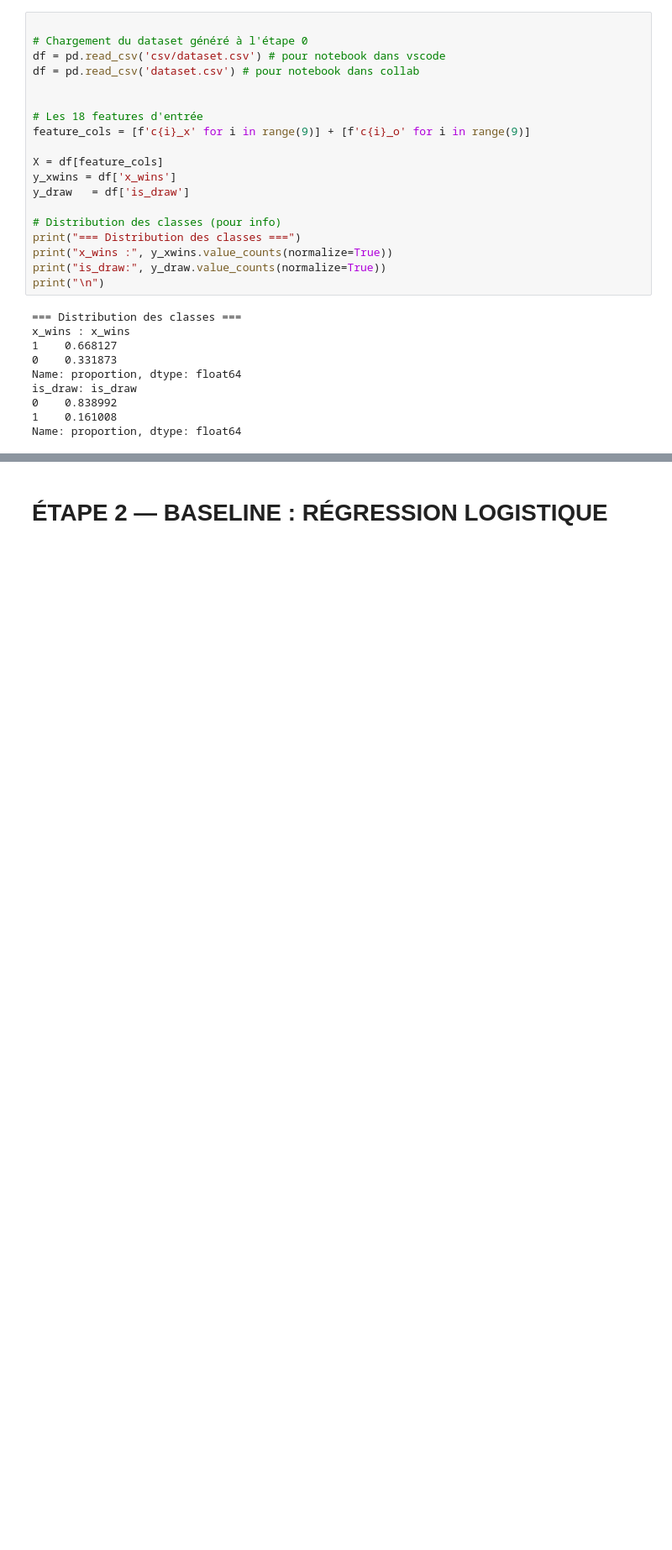
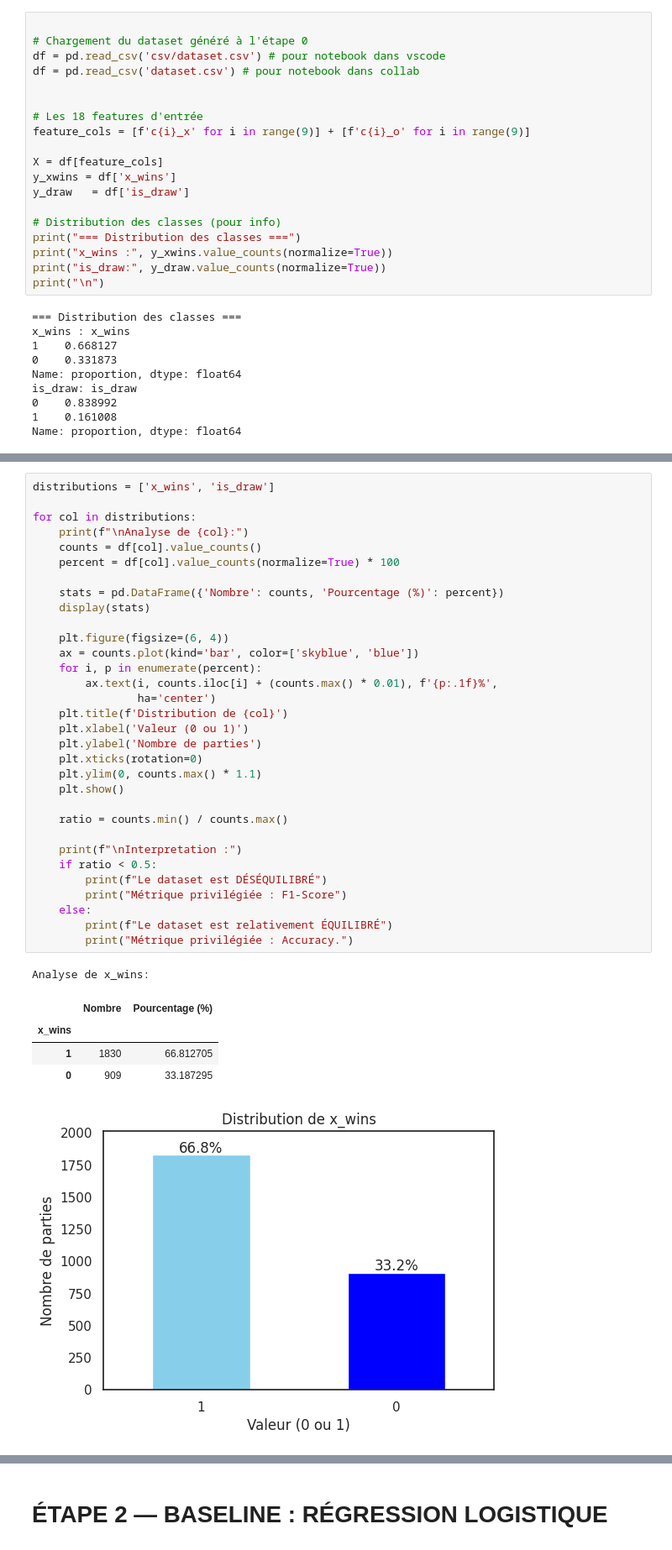
Before and after one commit to Nathal97/EXAMEN-ML, a Jupyter notebook: back/exam.ipynb, the cells around one changed output, grey strips where cells are left out. Shown at 84% size. Saved outputs shown, nothing was run; the diff lists cells and outputs as text; blank space fills up the shorter version.

```diff
--- a/back/exam.ipynb
+++ b/back/exam.ipynb
@@ -41,0 +44,39 @@ Name: proportion, dtype: float64
+# %%
+distributions = ['x_wins', 'is_draw']
+
+for col in distributions:
+    print(f"\nAnalyse de {col}:")
+    counts = df[col].value_counts()
+    percent = df[col].value_counts(normalize=True) * 100
+
+    stats = pd.DataFrame({'Nombre': counts, 'Pourcentage (%)': percent})
+    display(stats)
+
+    plt.figure(figsize=(6, 4))
+    ax = counts.plot(kind='bar', color=['skyblue', 'blue'])
+    for i, p in enumerate(percent):
+        ax.text(i, counts.iloc[i] + (counts.max() * 0.01), f'{p:.1f}%',
+                ha='center')
+    plt.title(f'Distribution de {col}')
+    plt.xlabel('Valeur (0 ou 1)')
+    plt.ylabel('Nombre de parties')
+    plt.xticks(rotation=0)
+    plt.ylim(0, counts.max() * 1.1)
+    plt.show()
+
+    ratio = counts.min() / counts.max()
+
+    print(f"\nInterpretation :")
+    if ratio < 0.5:
+        print(f"Le dataset est DÉSÉQUILIBRÉ")
+        print("Métrique privilégiée : F1-Score")
+    else:
+        print(f"Le dataset est relativement ÉQUILIBRÉ")
+        print("Métrique privilégiée : Accuracy.")
+# %% [output]
+Analyse de x_wins:
+|  | Nombre | Pourcentage (%) |
+| x_wins |  |  |
+| 1 | 1830 | 66.812705 |
+| 0 | 909 | 33.187295 |
+[figure, added]
```
Also changed, not shown: parts of 10 cells of this notebook, 7 other files.
